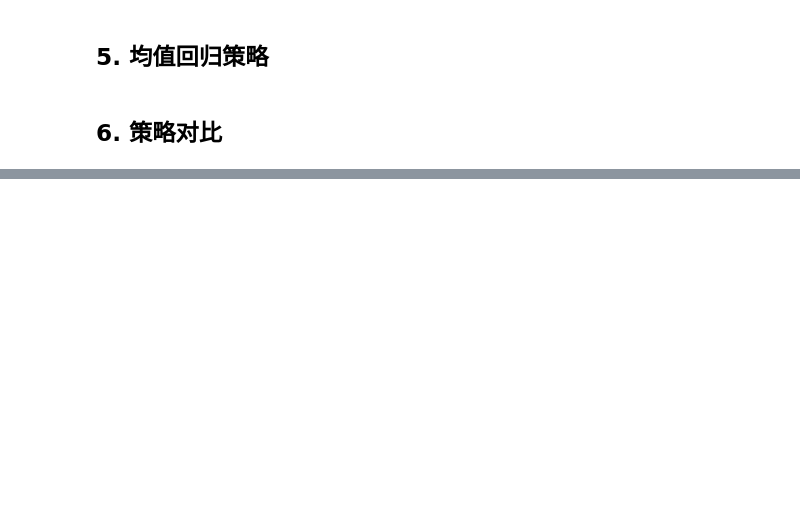
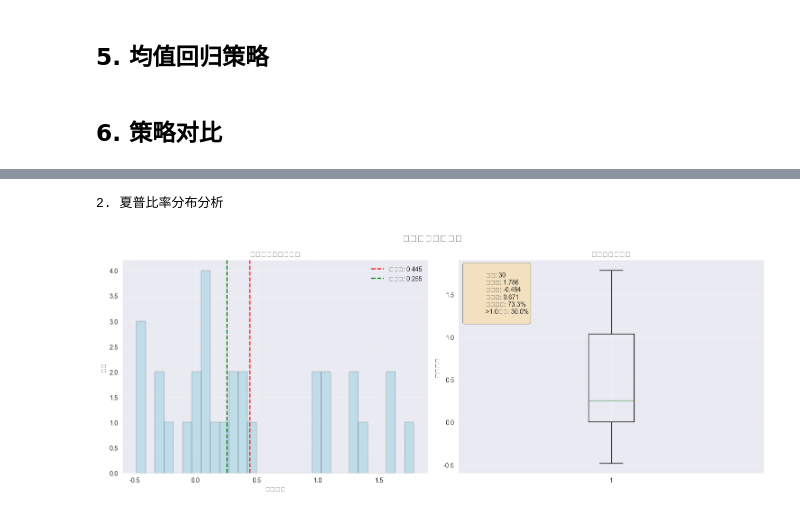
Before and after one commit to Bing4Ever/quant_trading, a Jupyter notebook: notebooks/strategy_example.ipynb, the cells around one changed output, grey strips where cells are left out. Cells and saved outputs as stored; diff of their text form; code cells hidden in the pictures; blank space fills up the shorter version.

```diff
--- a/notebooks/strategy_example.ipynb
+++ b/notebooks/strategy_example.ipynb
@@ -202,0 +362,11 @@ print(comparison_df.to_string(index=False))
+# %%
+# 2. 绘制夏普比率分布分析
+print("2. 夏普比率分布分析")
+distribution_fig = visualizer.plot_sharpe_distribution(results_df)
+if distribution_fig:
+    plt.show()
+else:
+    print("分布图生成失败")
+# %% [output]
+2. 夏普比率分布分析
+[figure, added]
```
Also changed, not shown: parts of 10 cells of this notebook, 52 other files.
